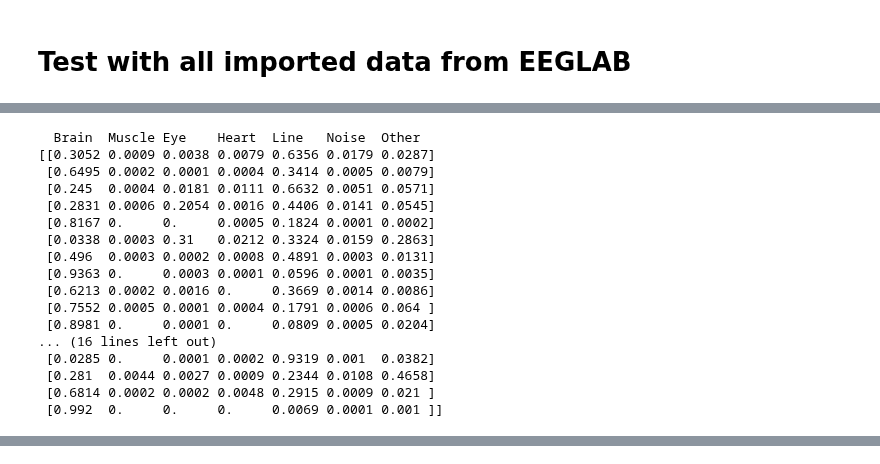
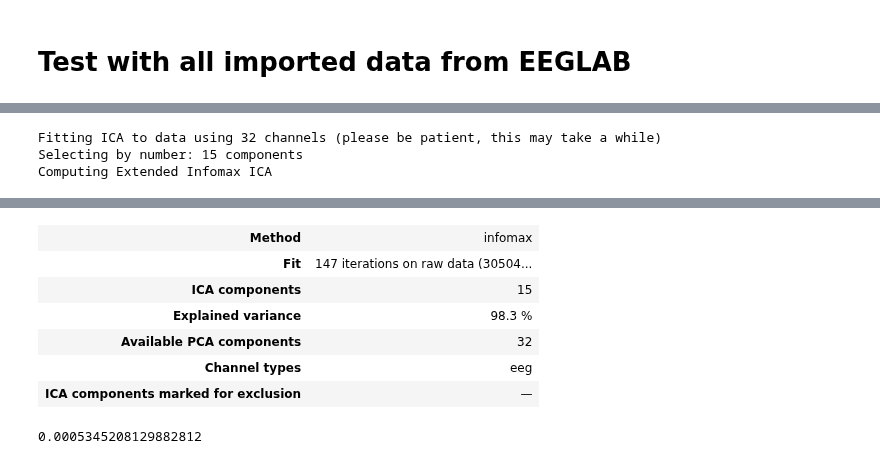
Before and after one commit to mne-tools/mne-icalabel, a Jupyter notebook: mneICA.ipynb, the cells around one changed output, grey strips where cells are left out. Saved outputs shown, nothing was run; the diff lists cells and outputs as text; code cells hidden in the pictures.

```diff
--- a/mneICA.ipynb
+++ b/mneICA.ipynb
@@ -448,23 +359,7 @@ Reading /Users/jacobfeitelberg/Desktop/sarma/iclabel-python/eeglab_ica.fdt
-# %%
-print('  Brain ','Muscle','Eye   ','Heart ','Line  ','Noise ','Other')
-print(labels)
-print('  Brain ','Muscle','Eye   ','Heart ','Line  ','Noise ','Other')
-print(raw_labels)
-# %% [output]
-  Brain  Muscle Eye    Heart  Line   Noise  Other
-[[0.3052 0.0009 0.0038 0.0079 0.6356 0.0179 0.0287]
- [0.6495 0.0002 0.0001 0.0004 0.3414 0.0005 0.0079]
- [0.245  0.0004 0.0181 0.0111 0.6632 0.0051 0.0571]
- [0.2831 0.0006 0.2054 0.0016 0.4406 0.0141 0.0545]
- [0.8167 0.     0.     0.0005 0.1824 0.0001 0.0002]
- [0.0338 0.0003 0.31   0.0212 0.3324 0.0159 0.2863]
- [0.496  0.0003 0.0002 0.0008 0.4891 0.0003 0.0131]
- [0.9363 0.     0.0003 0.0001 0.0596 0.0001 0.0035]
- [0.6213 0.0002 0.0016 0.     0.3669 0.0014 0.0086]
- [0.7552 0.0005 0.0001 0.0004 0.1791 0.0006 0.064 ]
- [0.8981 0.     0.0001 0.     0.0809 0.0005 0.0204]
-... (16 lines left out)
- [0.0285 0.     0.0001 0.0002 0.9319 0.001  0.0382]
- [0.281  0.0044 0.0027 0.0009 0.2344 0.0108 0.4658]
- [0.6814 0.0002 0.0002 0.0048 0.2915 0.0009 0.021 ]
- [0.992  0.     0.     0.     0.0069 0.0001 0.001 ]]
+# %%
+mne_eeglab_ica = ICA(n_components=15, max_iter='auto', random_state=97, method='infomax', fit_params=dict(extended=True))
+mne_eeglab_ica.fit(eeglab_raw)
+# %% [output]
+Fitting ICA to data using 32 channels (please be patient, this may take a while)
+Selecting by number: 15 components
+Computing Extended Infomax ICA
@@ -470,0 +367,11 @@ print(raw_labels)
+| Method | infomax |
+| Fit | 147 iterations on raw data (30504... |
+| ICA components | 15 |
+| Explained variance | 98.3 % |
+| Available PCA components | 32 |
+| Channel types | eeg |
+| ICA components marked for exclusion | — |
+# %%
+np.max(eeglab_raw.get_data())
+# %% [output]
+0.0005345208129882812
```
Also changed, not shown: parts of 20 cells of this notebook.
